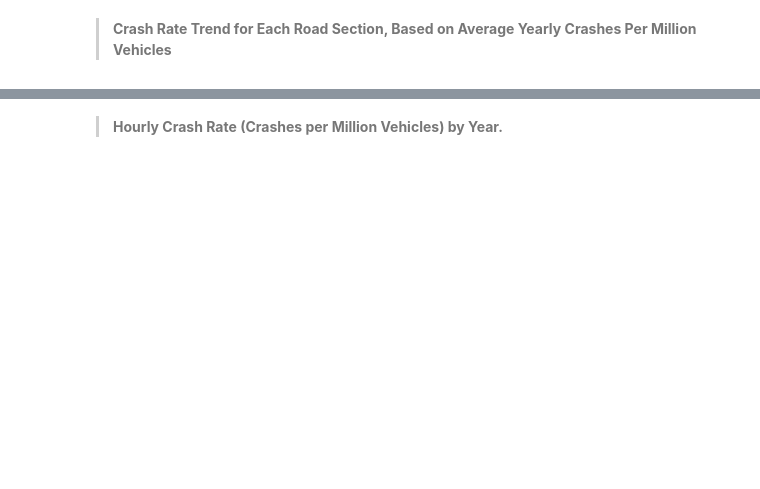
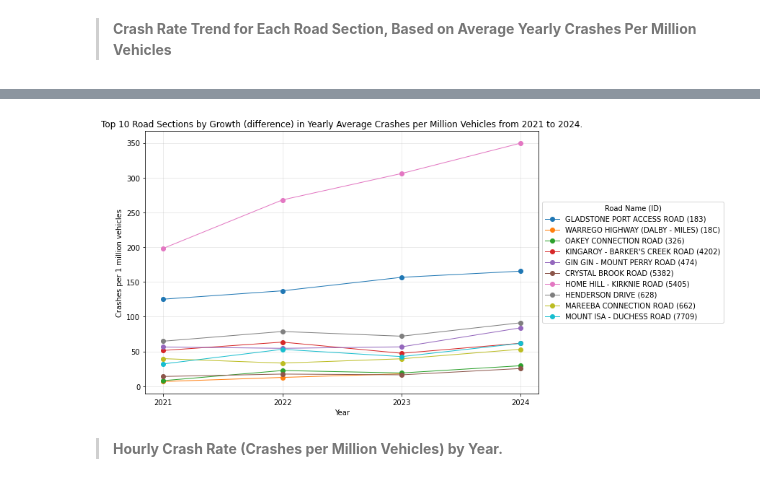
Before and after one commit to charlieeslack/infs3208_Project, a Jupyter notebook: nbs/Queensland Road Traffic and Crash Data Insights.ipynb, the cells around one changed output, grey strips where cells are left out. Cells and saved outputs as stored; diff of their text form; code cells hidden in the pictures; blank space fills up the shorter version.

```diff
--- a/nbs/Queensland Road Traffic and Crash Data Insights.ipynb
+++ b/nbs/Queensland Road Traffic and Crash Data Insights.ipynb
@@ -402,3 +468,37 @@ plt.show()
+# %%
+pdf = spark.sql("""
+SELECT
+    c.rsect_id,
+    c.year,
+    c.road_name,
+    c.crashes_per_million
+FROM crash_rate_view c
+JOIN (
+    SELECT
+        a.rsect_id,
+        (b.crashes_per_million - a.crashes_per_million) AS diff
+    FROM crash_rate_view a
+    JOIN crash_rate_view b ON a.rsect_id = b.rsect_id
+    WHERE a.year = 2021 AND b.year = 2024 AND a.crashes_per_million > 0
+) d ON d.rsect_id = c.rsect_id
+WHERE c.avg_crashes >= 10
+ORDER BY d.diff DESC, c.rsect_id, c.year
+LIMIT 39;""").toPandas()
+
+fig, ax = plt.subplots(figsize=(12, 6))
+for rid, grp in pdf.groupby('rsect_id'):
+    ax.plot(grp['year'], grp['crashes_per_million'], marker='o', label=f"{grp['road_name'].iloc[0]} ({rid})", linewidth=1)
+
+ax.set_title("Top 10 Road Sections by Growth (difference) in Yearly Average Crashes per Million Vehicles from 2021 to 2024.")
+ax.set_xlabel("Year")
+ax.set_ylabel("Crashes per 1 million vehicles")
+ax.set_xticks([2021, 2022, 2023, 2024])
+ax.legend(title="Road Name (ID)", loc='center left', bbox_to_anchor=(1, 0.5))
+ax.grid(alpha=0.3)
+plt.tight_layout()
+plt.show()
+# %% [output]
+[figure, added]
 # %% [markdown]
 >**Hourly Crash Rate (Crashes per Million Vehicles) by Year.**
 # %%
```
Also changed, not shown: parts of 20 cells of this notebook.
